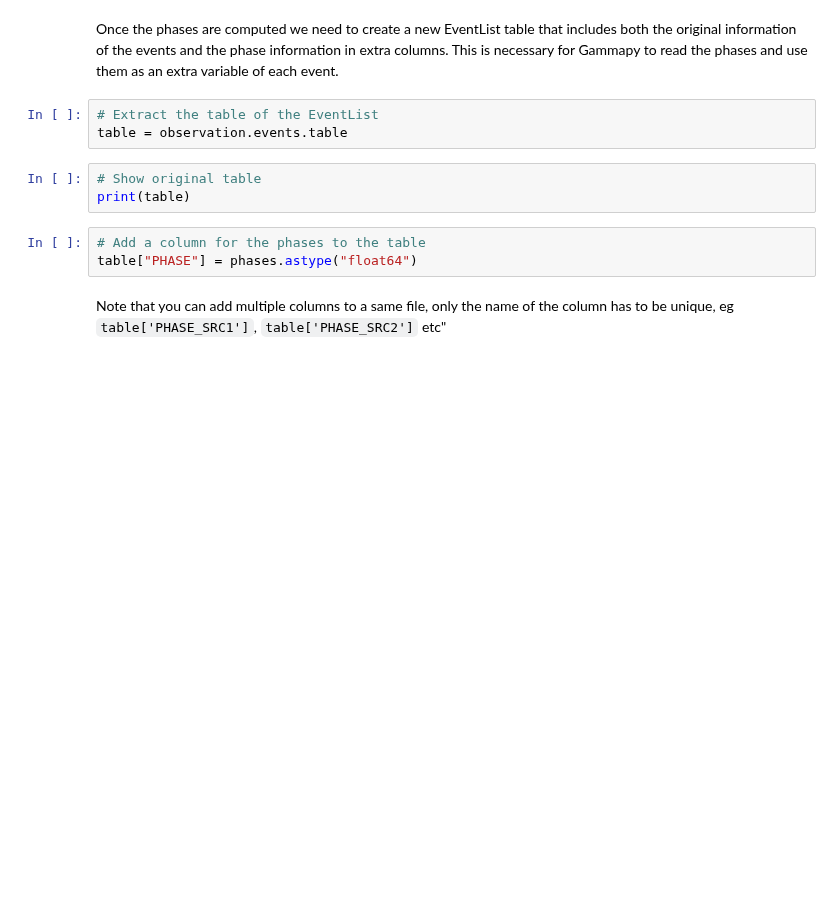
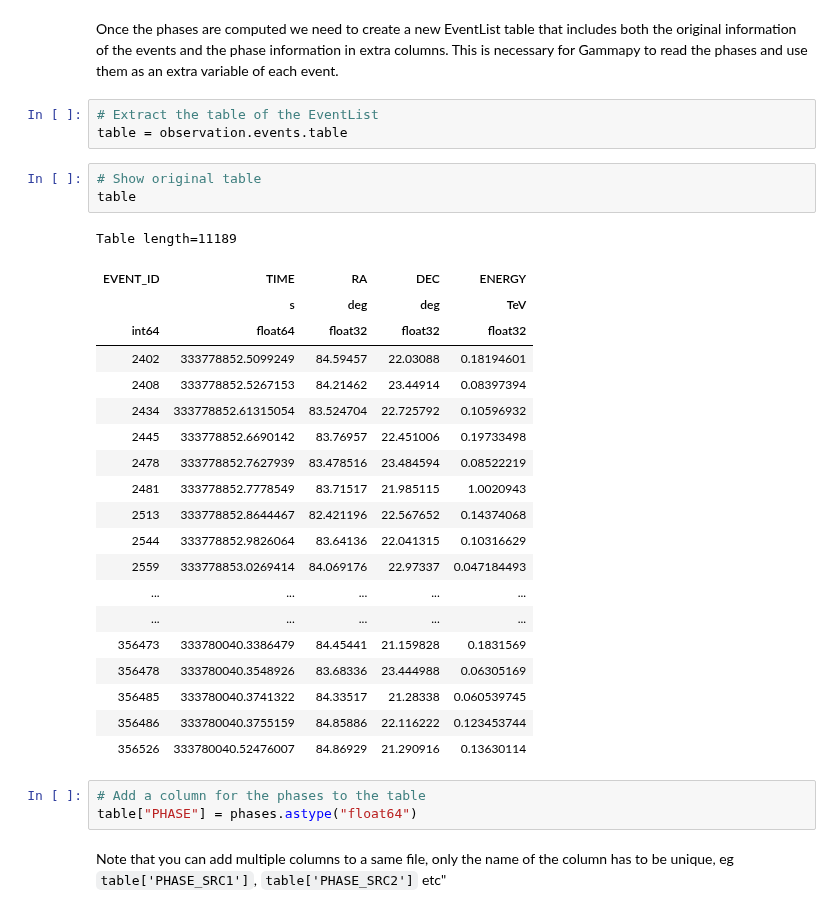
Before and after one commit to gammapy/gammapy-recipes, a Jupyter notebook: recipes/pulsar_phase/pulsar_phase_computation.ipynb, the cells around one changed output. Drawn from its saved outputs; the diff is of its cells as text; blank space fills up the shorter version.

```diff
--- a/recipes/pulsar_phase/pulsar_phase_computation.ipynb
+++ b/recipes/pulsar_phase/pulsar_phase_computation.ipynb
@@ -168,7 +238,28 @@ Once the phases are computed we need to create a new EventList table that includ
 table = observation.events.table
 # %%
 # Show original table
-print(table)
+table
+# %% [output]
+Table length=11189
+| EVENT_ID | TIME | RA | DEC | ENERGY |
+|  | s | deg | deg | TeV |
+| int64 | float64 | float32 | float32 | float32 |
+| 2402 | 333778852.5099249 | 84.59457 | 22.03088 | 0.18194601 |
+| 2408 | 333778852.5267153 | 84.21462 | 23.44914 | 0.08397394 |
+| 2434 | 333778852.61315054 | 83.524704 | 22.725792 | 0.10596932 |
+| 2445 | 333778852.6690142 | 83.76957 | 22.451006 | 0.19733498 |
+| 2478 | 333778852.7627939 | 83.478516 | 23.484594 | 0.08522219 |
+| 2481 | 333778852.7778549 | 83.71517 | 21.985115 | 1.0020943 |
+| 2513 | 333778852.8644467 | 82.421196 | 22.567652 | 0.14374068 |
+| 2544 | 333778852.9826064 | 83.64136 | 22.041315 | 0.10316629 |
+| 2559 | 333778853.0269414 | 84.069176 | 22.97337 | 0.047184493 |
+| ... | ... | ... | ... | ... |
+| ... | ... | ... | ... | ... |
+| 356473 | 333780040.3386479 | 84.45441 | 21.159828 | 0.1831569 |
+| 356478 | 333780040.3548926 | 83.68336 | 23.444988 | 0.06305169 |
+| 356485 | 333780040.3741322 | 84.33517 | 21.28338 | 0.060539745 |
+| 356486 | 333780040.3755159 | 84.85886 | 22.116222 | 0.123453744 |
+| 356526 | 333780040.52476007 | 84.86929 | 21.290916 | 0.13630114 |
 # %%
 # Add a column for the phases to the table
 table["PHASE"] = phases.astype("float64")
```
Also changed, not shown: parts of 22 cells of this notebook.
